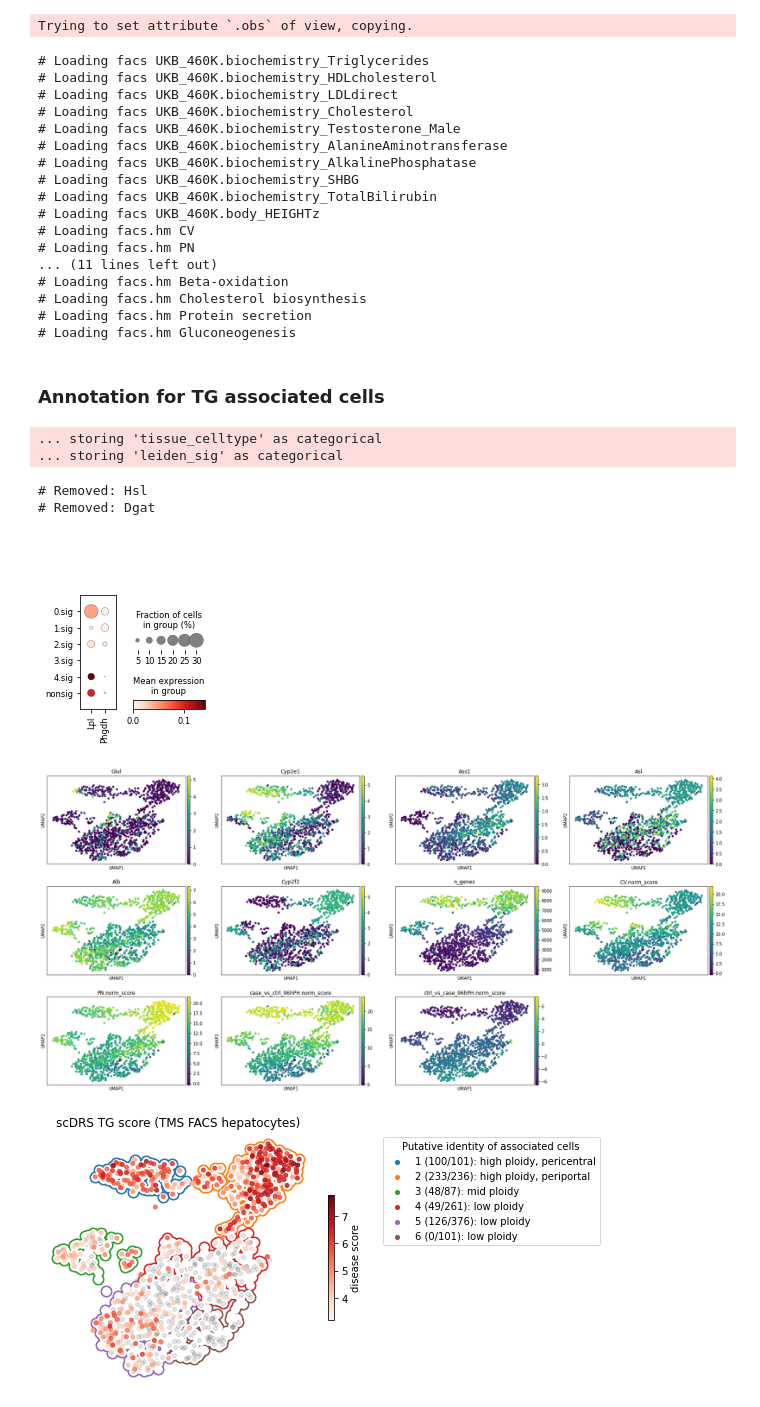
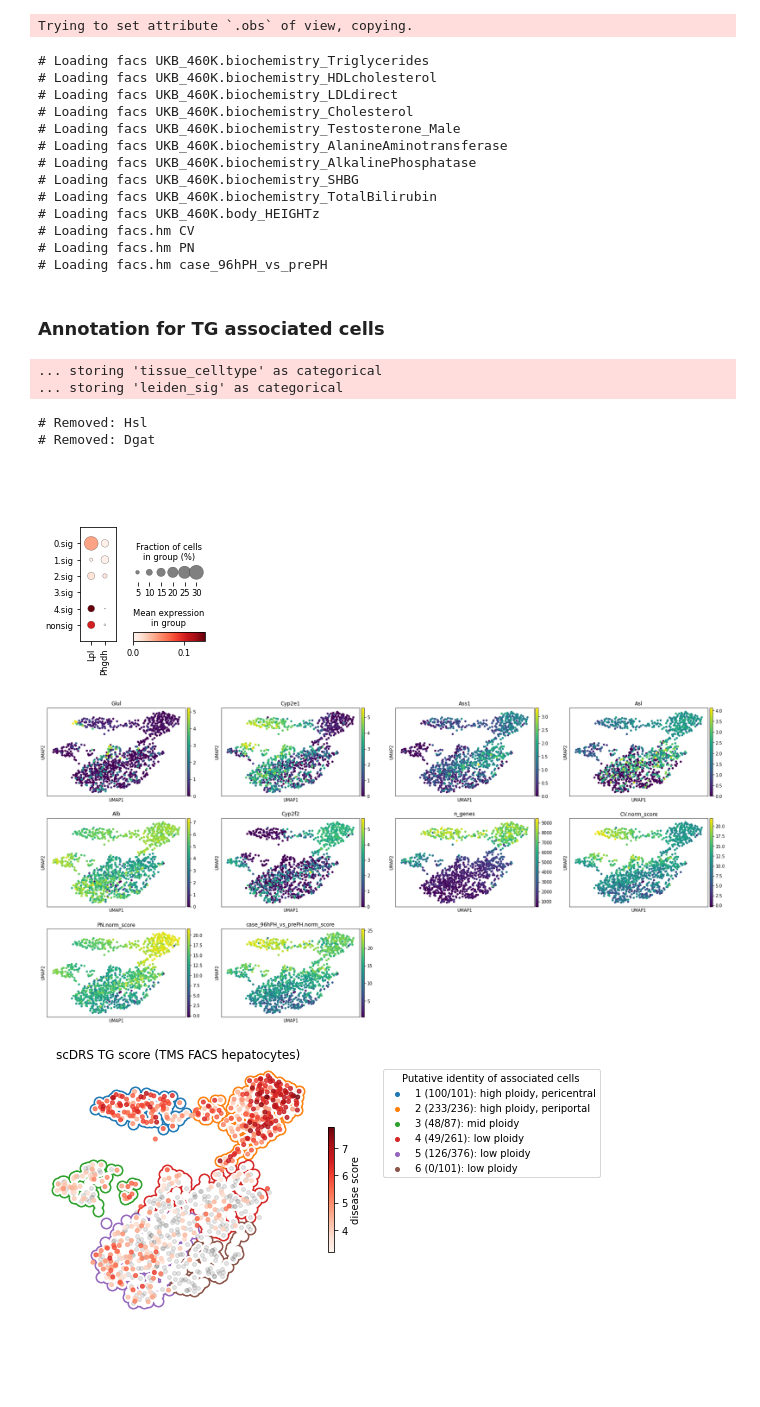
Before and after one commit to martinjzhang/scDRS, a Jupyter notebook: experiments/job.reproduce/reproduce_hep.ipynb, the cells around one changed output. Saved outputs shown, nothing was run; the diff lists cells and outputs as text; code cells hidden in the pictures; blank space fills up the shorter version.

```diff
--- a/experiments/job.reproduce/reproduce_hep.ipynb
+++ b/experiments/job.reproduce/reproduce_hep.ipynb
@@ -27,5 +28,6 @@ Set `DATA_PATH` to your local `scDRS_data_release_092121` folder
 # %%
 DATA_PATH = '/n/holystore01/LABS/price_lab/Users/mjzhang/scDRS_data_release_092121'
+SCORE_FILE_PATH = '/n/holystore01/LABS/price_lab/Users/mjzhang/scDRS_data_release_092121.score_file_tmsfacs'
 # %% [markdown]
 ## Code to reproduce main results of the paper
 # %%
@@ -45,7 +47,7 @@ DIC_INFO['facs'] = {'species': 'mmusculus', 'dname': 'TMS FACS'}
 
 # Set score files
 # Include n_genes as cov only for atlas. Include individual ID as covariates when available
-DIC_SCORE_PATH = {'facs': DATA_PATH+'/score_file/score.tms_facs_with_cov.magma_10kb_1000',
+DIC_SCORE_PATH = {'facs': SCORE_FILE_PATH,
                   'facs.hm': DATA_PATH+'/score_file/score.tms_facs_with_cov.hep_metabolic'}
 
 # Set trait list
@@ -60,31 +62,12 @@ DIC_TRAIT_LIST['facs'] = ['UKB_460K.biochemistry_Triglycerides',
                           'UKB_460K.biochemistry_SHBG',
                           'UKB_460K.biochemistry_TotalBilirubin',
                           'UKB_460K.body_HEIGHTz']
-DIC_TRAIT_LIST['facs.hm'] = ['CV', 'PN', 'hep4n_richter', 'hep2n_richter',
-                             'case_96hPH_vs_prePH', 'case_prePH_vs_96hPH',
-                             'case_vs_ctrl_96hPH', 'ctrl_vs_case_96hPH', 'large_vs_small',
-                             'Glycolysis', 'Bile acid production', 'Lipogenesis', 'Xenobiotic metabolism',
-                             'Beta-oxidation', 'Cholesterol biosynthesis', 'Protein secretion', 'Gluconeogenesis',
-                             ]
+DIC_TRAIT_LIST['facs.hm'] = ['CV', 'PN', 'case_96hPH_vs_prePH']
 
 # Set trait info
 DIC_HM_NAME = {'CV': 'pericentral',
                'PN': 'periportal',
-               'hep4n_richter': '4n hepatocyte (vs. 2n)',
-               'hep2n_richter': '2n hepatocyte (vs. 4n)',
-               'case_96hPH_vs_prePH': 'polyploid (PH)',
-               'case_prePH_vs_96hPH': 'diploid (PH)',
-               'case_vs_ctrl_96hPH': 'polyploid (Cdk1 ko)',
-               'ctrl_vs_case_96hPH': 'diploid (Cdk1 ko)',
-               'large_vs_small': 'large hepatocyte (vs. small)',
-               'Beta-oxidation': 'beta-oxidation (PN)',
-               'Cholesterol biosynthesis': 'cholesterol biosynthesis (PN)',
-               'Glycolysis': 'glycolysis (CV)',
-               'Protein secretion': 'protein secretion (PN)',
-               'Bile acid production': 'bile acid production (CV)',
-               'Gluconeogenesis': 'gluconeogenesis (PN)',
-               'Lipogenesis': 'lipogenesis (CV)',
-               'Xenobiotic metabolism': 'xenobiotic metabolism (CV)'}
+               'case_96hPH_vs_prePH': 'polyploid (PH)'}
 
 for trait in DIC_HM_NAME:
     DF_TRAIT_INFO.loc[trait, 'Code'] = DIC_HM_NAME[trait]
@@ -149,11 +132,7 @@ for score in DIC_SCORE_PATH:
 # Loading facs UKB_460K.body_HEIGHTz
 # Loading facs.hm CV
 # Loading facs.hm PN
-... (11 lines left out)
-# Loading facs.hm Beta-oxidation
-# Loading facs.hm Cholesterol biosynthesis
-# Loading facs.hm Protein secretion
-# Loading facs.hm Gluconeogenesis
+# Loading facs.hm case_96hPH_vs_prePH
 # %% [markdown]
 ### Annotation for TG associated cells
 # %%
@@ -195,38 +174,36 @@ marker_list = ['Lpl', 'Hsl', 'Dgat', 'Phgdh', # TG regulation
 #                'Rgn', # Calcium homeostasis
 #                'Hmgcl', # Ketogenesis
 #                'Stard10', 'Apoa', 'Apoc', # Hormone, vitamin, and lipid transport
 #                'Hmgcs2', 'Aldh2', 'Ppara', 'MGll', # Cholesterol, alcohol and lipid metabolism
 #                'Agt', 'Igfbp2', 'Igfbp4', # Hormone synthesis and secretion
 #                'Hamp', 'Ftl1', 'Hp', # Iron homeostasis and storage
 #                'Ass1', 'Asl', # Urea synthesis from ammonia
 #                'Gpx1', # Glutathione synthesis
 #                'Pck1', 'Fbp1', # Gluconeogenesis
 #                'Arg1', # Urea synthesis from arginine
 #                'Cat', # Catalase production
 #                'Cox', 'Nduf' # Respiration (b-oxidation)
 #                'Glul', 'Apoe', 'Cyp1a2', 'Cyp2e1', 'Cyp2f2', 'Cyp2e1', # Central
 #                'Arg1', 'Alb', 'Pck1' # Periportal
               ]
 for gene in marker_list.copy():
     if gene not in adata.var_names:
         marker_list.remove(gene)
         print('# Removed: %s'%gene)
 sc.pl.dotplot(adata, marker_list, groupby='leiden_sig')
 
 # Zonation markers
 marker_list = ['Glul', 'Cyp2e1', 'Ass1', 'Asl', 'Alb', 'Cyp2f2',
-               'n_genes', 'CV.norm_score', 'PN.norm_score',
-               'case_vs_ctrl_96hPH.norm_score', 'ctrl_vs_case_96hPH.norm_score']
-adata.obs = adata.obs.join(dic_score['facs.hm'][['CV.norm_score', 'PN.norm_score',
-                                                 'case_vs_ctrl_96hPH.norm_score', 'ctrl_vs_case_96hPH.norm_score']])
+               'n_genes', 'CV.norm_score', 'PN.norm_score', 'case_96hPH_vs_prePH.norm_score']
+adata.obs = adata.obs.join(dic_score['facs.hm'][['CV.norm_score', 'PN.norm_score', 'case_96hPH_vs_prePH.norm_score']])
 sc.pl.umap(adata, color=marker_list)
 # %% [output]
 ... storing 'tissue_celltype' as categorical
 ... storing 'leiden_sig' as categorical
 # Removed: Hsl
 # Removed: Dgat
 [figure]
-[figure, old version]
+[figure, new version]
 # %%
 # UMAP plot with annotations
 ds='facs'
```
Also changed, not shown: parts of 4 cells of this notebook, 4 other files.
